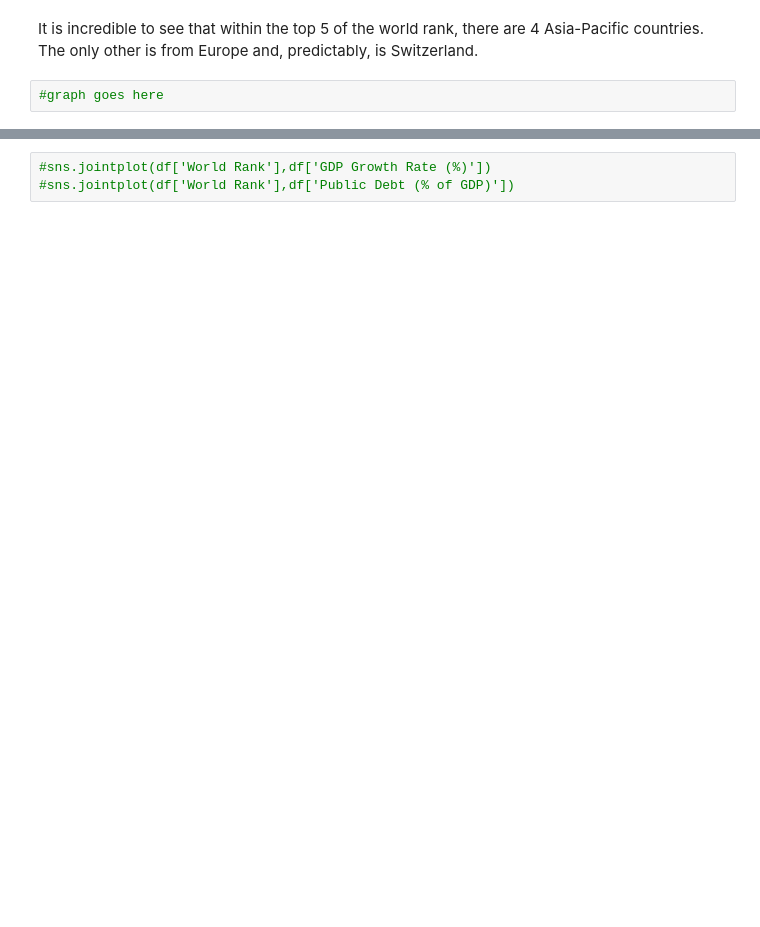
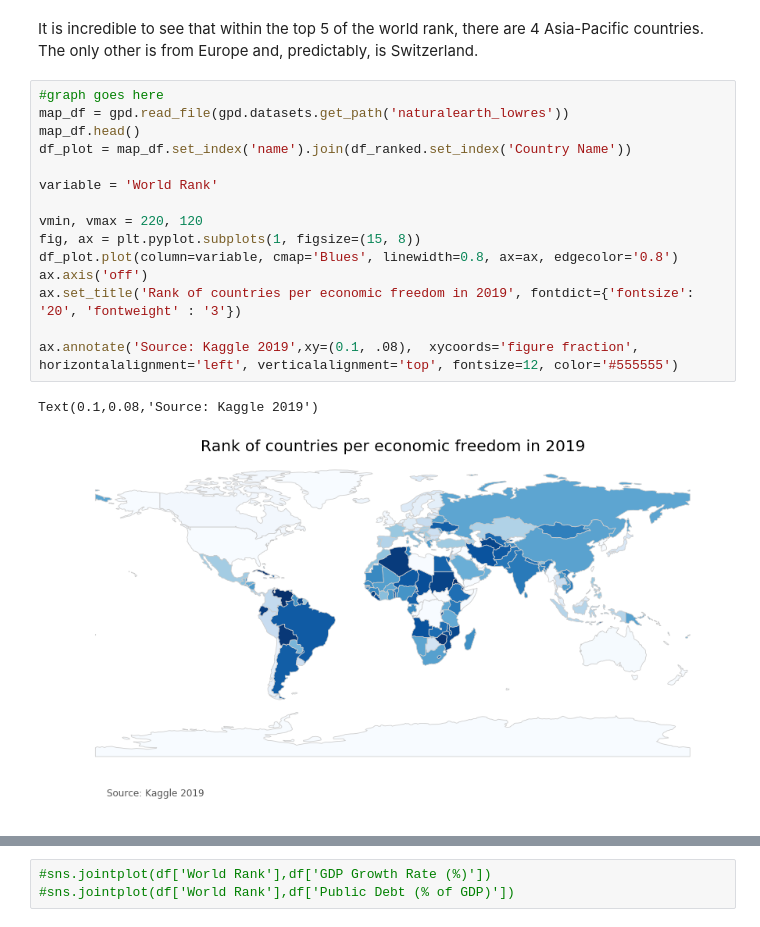
Before and after one commit to SadiaRana/WorldEconFree, a Jupyter notebook: World_Economics.ipynb, the cells around one changed output, grey strips where cells are left out. Drawn from its saved outputs; the diff is of its cells as text; blank space fills up the shorter version.

```diff
--- a/World_Economics.ipynb
+++ b/World_Economics.ipynb
@@ -158,4 +160,20 @@ df_ranked.head(10)
 # %% [markdown]
 It is incredible to see that within the top 5 of the world rank, there are 4 Asia-Pacific countries. The only other is from Europe and, predictably, is Switzerland.
-# %%
-#graph goes here
+# %%
+#graph goes here
+map_df = gpd.read_file(gpd.datasets.get_path('naturalearth_lowres'))
+map_df.head()
+df_plot = map_df.set_index('name').join(df_ranked.set_index('Country Name'))
+
+variable = 'World Rank'
+
+vmin, vmax = 220, 120
+fig, ax = plt.pyplot.subplots(1, figsize=(15, 8))
+df_plot.plot(column=variable, cmap='Blues', linewidth=0.8, ax=ax, edgecolor='0.8')
+ax.axis('off')
+ax.set_title('Rank of countries per economic freedom in 2019', fontdict={'fontsize': '20', 'fontweight' : '3'})
+
+ax.annotate('Source: Kaggle 2019',xy=(0.1, .08),  xycoords='figure fraction', horizontalalignment='left', verticalalignment='top', fontsize=12, color='#555555')
+# %% [output]
+Text(0.1,0.08,'Source: Kaggle 2019')
+[figure, added]
```
Also changed, not shown: parts of 7 cells of this notebook.
